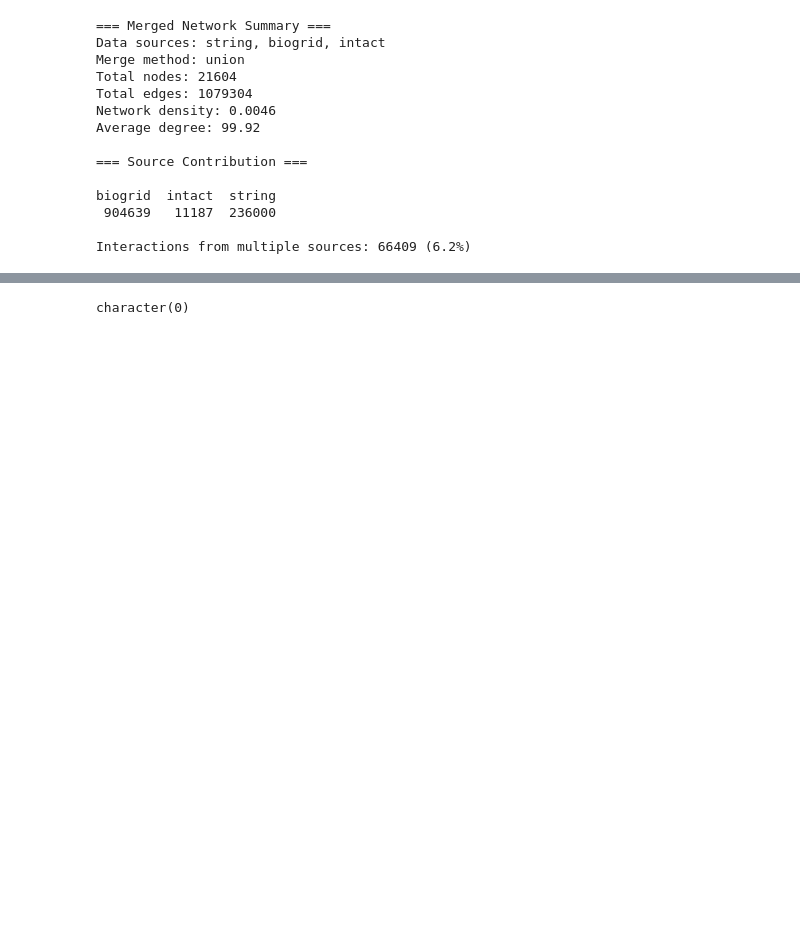
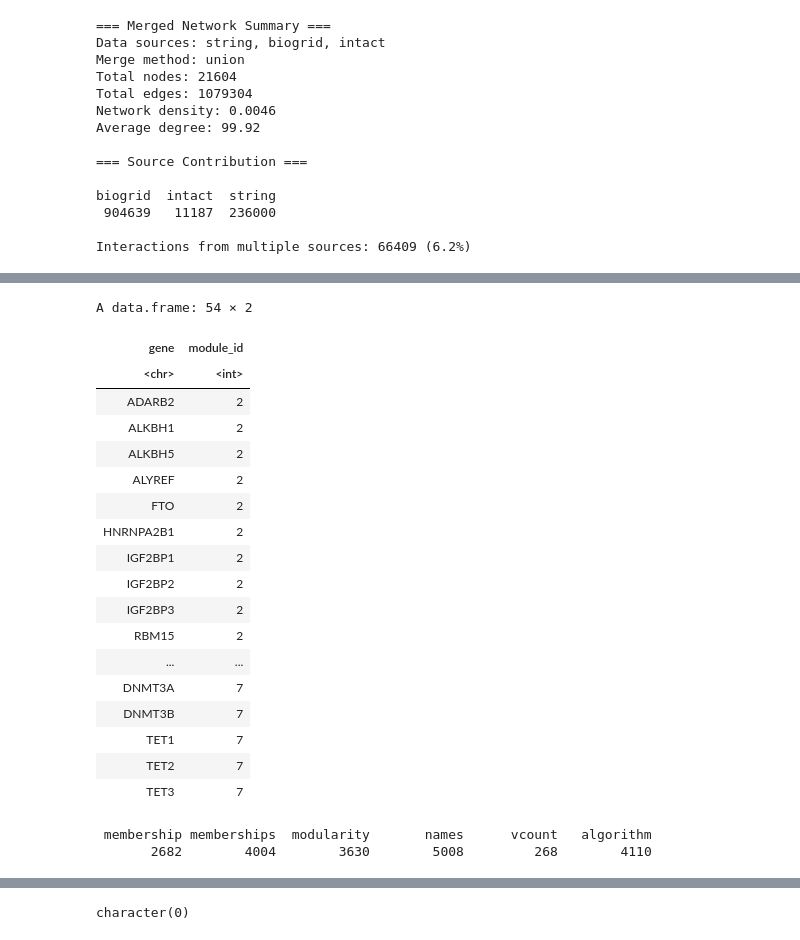
Before and after one commit to loganylchen/MPAGE, a Jupyter notebook: testing.ipynb, the cells around one changed output, grey strips where cells are left out. Cells and saved outputs as stored; diff of their text form; code cells hidden in the pictures; blank space fills up the shorter version.

```diff
--- a/testing.ipynb
+++ b/testing.ipynb
@@ -82,0 +143,2 @@ Interactions from multiple sources: 66409 (6.2%)
+# %%
+louvain_clusters <- igraph::cluster_louvain(merged_networks)
@@ -82,0 +160,6 @@ Interactions from multiple sources: 66409 (6.2%)
+# %%
+louvain_module_df <- data.frame(
+  gene = names(louvain_members),
+  module_id = as.integer(louvain_members),
+  stringsAsFactors = FALSE
+)
@@ -82,0 +192,29 @@ Interactions from multiple sources: 66409 (6.2%)
+# %%
+louvain_module_df %>%
+    dplyr::filter(gene %in% rna_mod_proteins$gene_symbol) %>%
+    arrange(module_id)
+# %% [output]
+A data.frame: 54 × 2
+| gene | module_id |
+| <chr> | <int> |
+| ADARB2 | 2 |
+| ALKBH1 | 2 |
+| ALKBH5 | 2 |
+| ALYREF | 2 |
+| FTO | 2 |
+| HNRNPA2B1 | 2 |
+| IGF2BP1 | 2 |
+| IGF2BP2 | 2 |
+| IGF2BP3 | 2 |
+| RBM15 | 2 |
+| ... | ... |
+| DNMT3A | 7 |
+| DNMT3B | 7 |
+| TET1 | 7 |
+| TET2 | 7 |
+| TET3 | 7 |
+# %%
+sapply(louvain_clusters, function(x) length(x))
+# %% [output]
+ membership memberships  modularity       names      vcount   algorithm
+       2682        4004        3630        5008         268        4110
```
Also changed, not shown: parts of 16 cells of this notebook, 1 other file.
